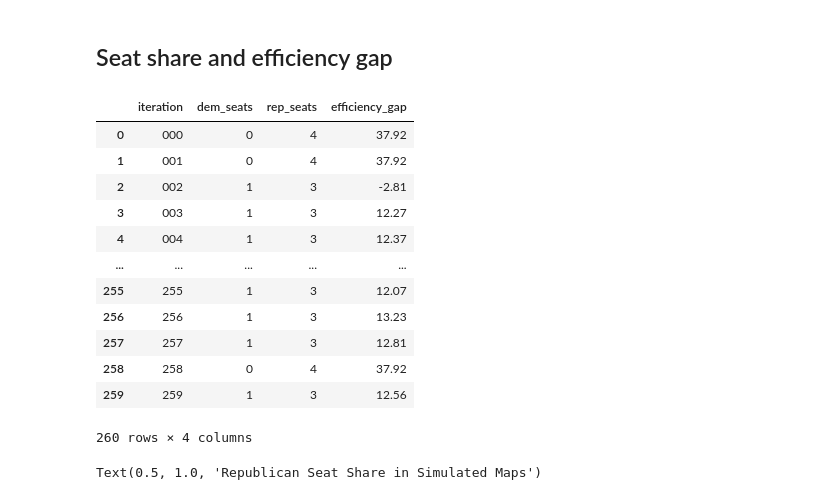
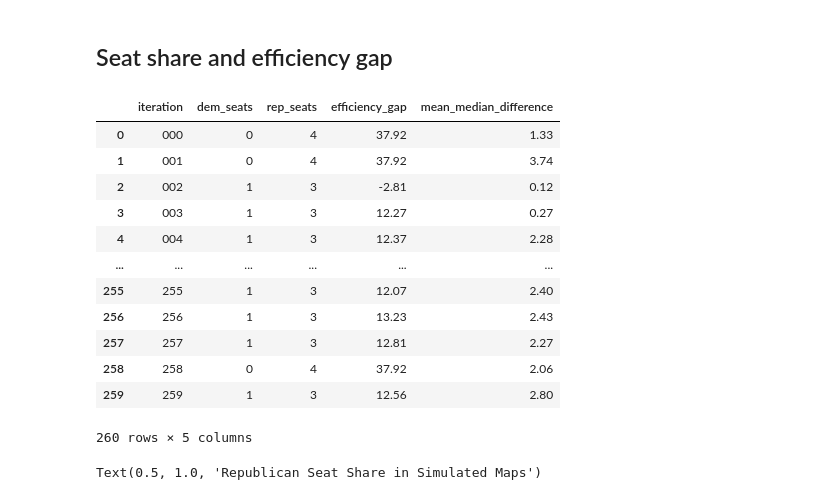
Before and after one commit to stefaniegwangphd/ia-redistricting, a Jupyter notebook: election_analysis.ipynb, the cells around one changed output. Saved outputs shown, nothing was run; the diff lists cells and outputs as text; code cells hidden in the pictures.

Commit message:
write mean-median function, update 2022 analysis df with mean-median difference

```diff
--- a/election_analysis.ipynb
+++ b/election_analysis.ipynb
@@ -122,4 +118,5 @@ def EG_func(votes_df, realloc_df):
     district_votes=district_totals(votes_df, realloc_df)
     total_votes = votes_df['total_votes'].sum()
     all_wasted_votes=wasted_votes(district_votes)
-    return round(((all_wasted_votes[0]-all_wasted_votes[1])/total_votes)*100,2)
+    efficiency_gap = round(((all_wasted_votes[0]-all_wasted_votes[1])/total_votes)*100,2)
+    return efficiency_gap
@@ -126,3 +125,13 @@ def EG_func(votes_df, realloc_df):
+# %%
+# compute Republican mean median difference for district map
+# Arguments are election dataframe and dataframe with district assignments
+# Output is the mean-median difference as a percent, rounded to two decimal places
+def mean_med_diff(votes_df, realloc_df):
+    rep_vote_share = rep_vote_share_as_list(votes_df, realloc_df)
+    median = (rep_vote_share[1]+rep_vote_share[2])/2
+    mean = sum(rep_vote_share)/len(rep_vote_share)
+    mean_med_diff = round((mean - median)*100, 2)
+    return mean_med_diff
 # %% [markdown]
 # Analysis
 # %% [markdown]
@@ -211,24 +220,25 @@ for i in range(len(files)):
     dems=winners.loc[winners['party_winner']=='D'].shape[0]
     reps=winners.loc[winners['party_winner']=='R'].shape[0]
     efficiency_gap=EG_func(votes_df, realloc_df)
-    winners_list.append([iter_number, dems, reps, efficiency_gap])
+    mean_med = mean_med_diff(votes_df, realloc_df)
+    winners_list.append([iter_number, dems, reps, efficiency_gap, mean_med])
 # %%
-seat_share_df=pd.DataFrame(winners_list,columns=['iteration', 'dem_seats', 'rep_seats', 'efficiency_gap'])
+seat_share_df=pd.DataFrame(winners_list,columns=['iteration', 'dem_seats', 'rep_seats', 'efficiency_gap', 'mean_median_difference'])
 seat_share_df
 # %% [output]
-|  | iteration | dem_seats | rep_seats | efficiency_gap |
-| 0 | 000 | 0 | 4 | 37.92 |
-| 1 | 001 | 0 | 4 | 37.92 |
-| 2 | 002 | 1 | 3 | -2.81 |
-| 3 | 003 | 1 | 3 | 12.27 |
-| 4 | 004 | 1 | 3 | 12.37 |
-| ... | ... | ... | ... | ... |
-| 255 | 255 | 1 | 3 | 12.07 |
-| 256 | 256 | 1 | 3 | 13.23 |
-| 257 | 257 | 1 | 3 | 12.81 |
-| 258 | 258 | 0 | 4 | 37.92 |
-| 259 | 259 | 1 | 3 | 12.56 |
+|  | iteration | dem_seats | rep_seats | efficiency_gap | mean_median_difference |
+| 0 | 000 | 0 | 4 | 37.92 | 1.33 |
+| 1 | 001 | 0 | 4 | 37.92 | 3.74 |
+| 2 | 002 | 1 | 3 | -2.81 | 0.12 |
+| 3 | 003 | 1 | 3 | 12.27 | 0.27 |
+| 4 | 004 | 1 | 3 | 12.37 | 2.28 |
+| ... | ... | ... | ... | ... | ... |
+| 255 | 255 | 1 | 3 | 12.07 | 2.40 |
+| 256 | 256 | 1 | 3 | 13.23 | 2.43 |
+| 257 | 257 | 1 | 3 | 12.81 | 2.27 |
+| 258 | 258 | 0 | 4 | 37.92 | 2.06 |
+| 259 | 259 | 1 | 3 | 12.56 | 2.80 |
-260 rows × 4 columns
+260 rows × 5 columns
 # %%
 seat_share_df.to_csv('./data/seat_share_2022.csv', index=False, header=True)
 # %%
```
Also changed, not shown: parts of 2 cells of this notebook, 1 other file.
